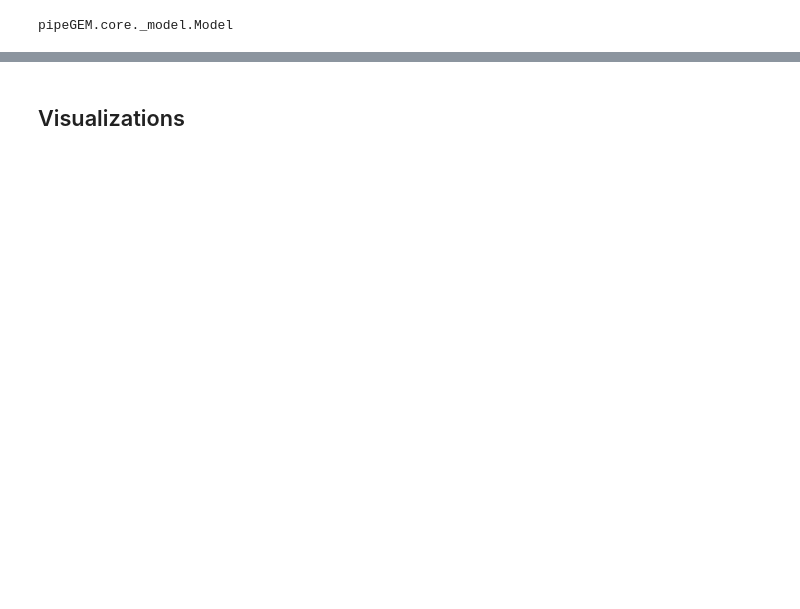
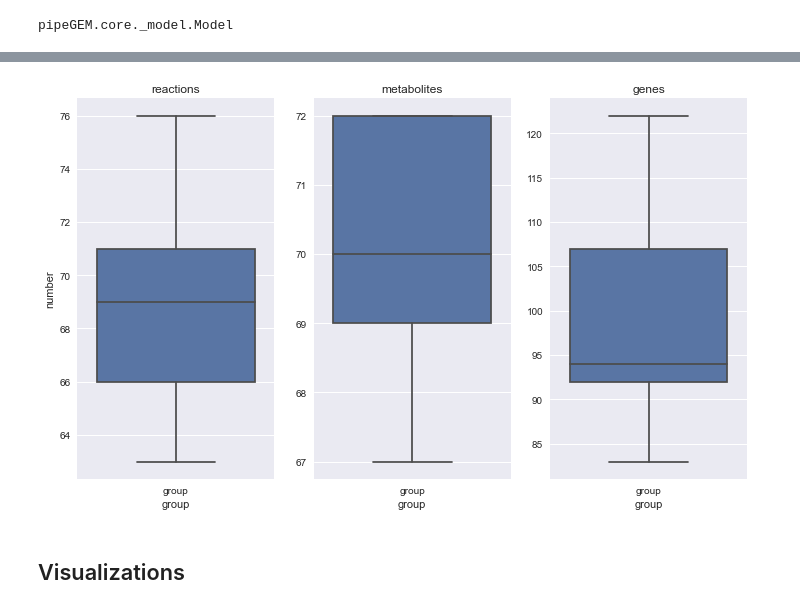
Before and after one commit to qwerty239qwe/pipeGEM, a Jupyter notebook: docs/source/1_basic.ipynb, the cells around one changed output, grey strips where cells are left out. Cells and saved outputs as stored; diff of their text form; code cells hidden in the pictures; blank space fills up the shorter version.

```diff
--- a/docs/source/1_basic.ipynb
+++ b/docs/source/1_basic.ipynb
@@ -170,2 +217,8 @@ grp = pg.Group({"G1": [pg.Model(models[i], f"m{i+1}") for i in range(3)],
+# %%
+compare_result = grp.compare(compare_models=False, use="num", present_lvl=1)
+# %%
+compare_result.plot()
+# %% [output]
+[figure, added]
 # %% [markdown]
 ## Visualizations
```
Also changed, not shown: parts of 27 cells of this notebook.
